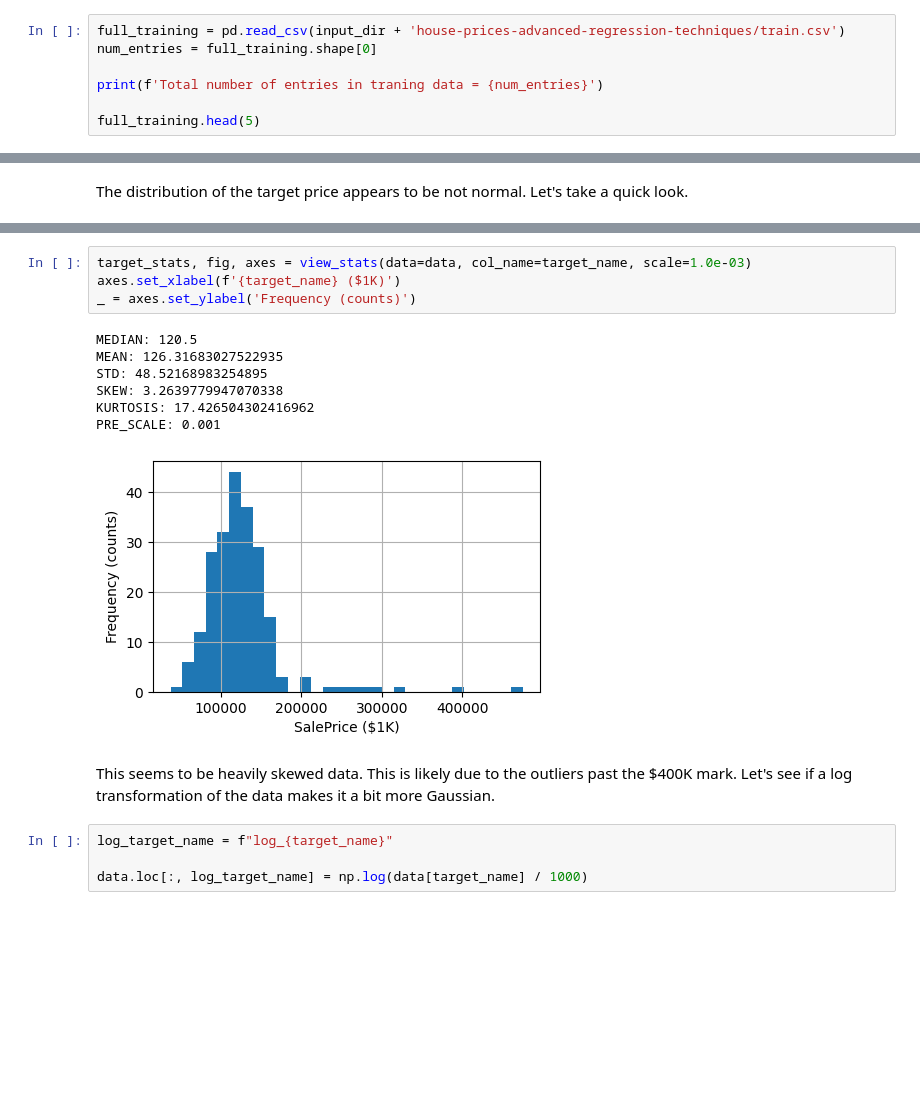
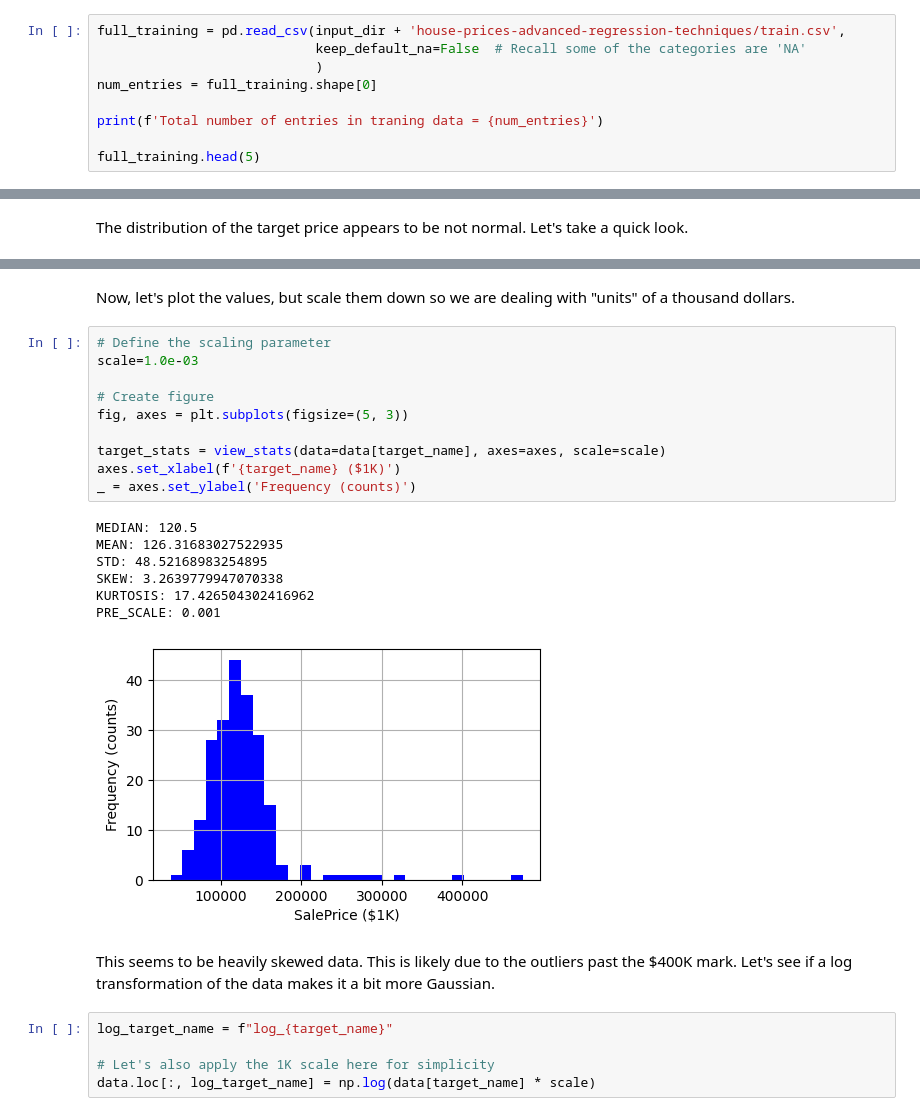
Before and after one commit to victorventuri/kaggle_play, a Jupyter notebook: house_price_tutorial/houseprices.ipynb, the cells around one changed output, grey strips where cells are left out. Cells and saved outputs as stored; diff of their text form; blank space fills up the shorter version.

Commit message:
fixing issue where NA was being read in as NaN

```diff
--- a/house_price_tutorial/houseprices.ipynb
+++ b/house_price_tutorial/houseprices.ipynb
@@ -38,5 +40,7 @@ Let's dedicate some time to understand the data first.
 # %%
-full_training = pd.read_csv(input_dir + 'house-prices-advanced-regression-techniques/train.csv')
+full_training = pd.read_csv(input_dir + 'house-prices-advanced-regression-techniques/train.csv',
+                            keep_default_na=False  # Recall some of the categories are 'NA'
+                            )
 num_entries = full_training.shape[0]
 
 print(f'Total number of entries in traning data = {num_entries}')
@@ -140,18 +152,27 @@ def view_stats(data: pd.DataFrame,
+# %% [markdown]
+Now, let's plot the values, but scale them down so we are dealing with "units" of a thousand dollars.
 # %%
-target_stats, fig, axes = view_stats(data=data, col_name=target_name, scale=1.0e-03)
+# Define the scaling parameter
+scale=1.0e-03
+
+# Create figure
+fig, axes = plt.subplots(figsize=(5, 3))
+
+target_stats = view_stats(data=data[target_name], axes=axes, scale=scale)
 axes.set_xlabel(f'{target_name} ($1K)')
 _ = axes.set_ylabel('Frequency (counts)')
 # %% [output]
 MEDIAN: 120.5
 MEAN: 126.31683027522935
 STD: 48.52168983254895
 SKEW: 3.2639779947070338
 KURTOSIS: 17.426504302416962
 PRE_SCALE: 0.001
-[figure, old version]
+[figure, new version]
 # %% [markdown]
 This seems to be heavily skewed data. This is likely due to the outliers past the $400K mark. Let's see if a log transformation of the data makes it a bit more Gaussian.
 # %%
 log_target_name = f"log_{target_name}"
 
-data.loc[:, log_target_name] = np.log(data[target_name] / 1000)
+# Let's also apply the 1K scale here for simplicity
+data.loc[:, log_target_name] = np.log(data[target_name] * scale)
```
Also changed, not shown: parts of 19 cells of this notebook.
